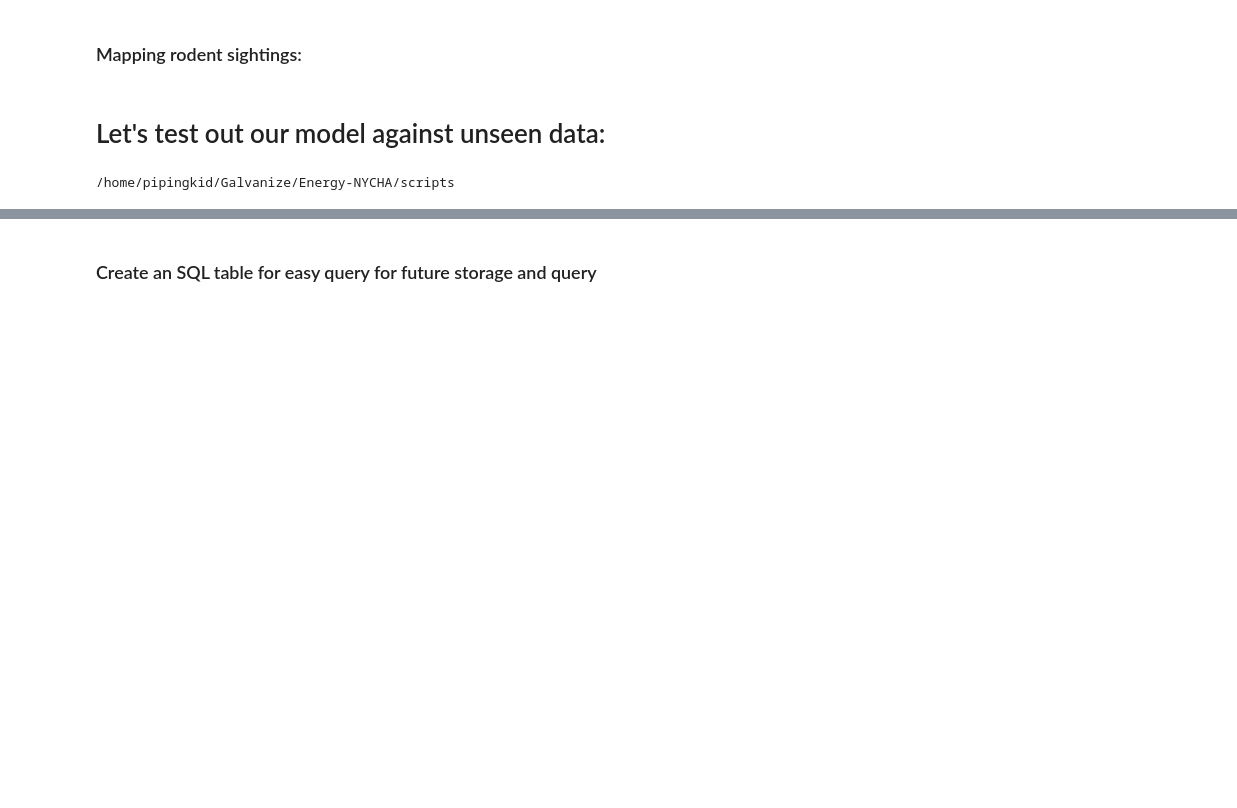
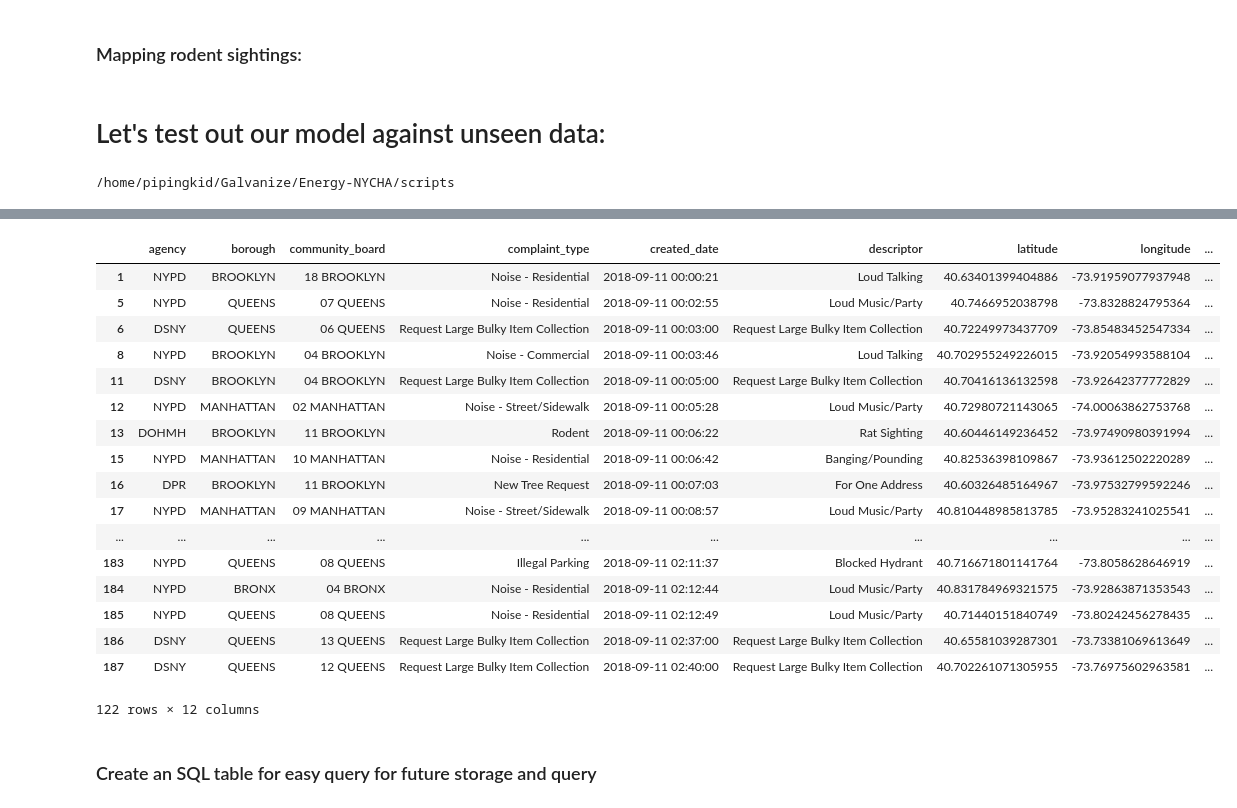
Before and after one commit to NickelousTex/Energy-NYCHA, a Jupyter notebook: EDA/MVP.ipynb, the cells around one changed output, grey strips where cells are left out. Drawn from its saved outputs; the diff is of its cells as text; code cells hidden in the pictures; blank space fills up the shorter version.

```diff
--- a/EDA/MVP.ipynb
+++ b/EDA/MVP.ipynb
@@ -319,0 +391,4 @@ Average number of hours to close a complaint: 7.73
+# %%
+
+pd.set_option('display.max_colwidth', -1)
+pd.set_option('pprint_nest_depth', 40)
@@ -508,6 +608,27 @@ predictions.get_data()
 predictions.clean_data()
 # %%
 predictions_dataframe = predictions.predict()
+# %%
+predictions_dataframe
+# %% [output]
+|  | agency | borough | community_board | complaint_type | created_date | descriptor | latitude | longitude | ... |
+| 1 | NYPD | BROOKLYN | 18 BROOKLYN | Noise - Residential | 2018-09-11 00:00:21 | Loud Talking | 40.63401399404886 | -73.91959077937948 | ... |
+| 5 | NYPD | QUEENS | 07 QUEENS | Noise - Residential | 2018-09-11 00:02:55 | Loud Music/Party | 40.7466952038798 | -73.8328824795364 | ... |
+| 6 | DSNY | QUEENS | 06 QUEENS | Request Large Bulky Item Collection | 2018-09-11 00:03:00 | Request Large Bulky Item Collection | 40.72249973437709 | -73.85483452547334 | ... |
+| 8 | NYPD | BROOKLYN | 04 BROOKLYN | Noise - Commercial | 2018-09-11 00:03:46 | Loud Talking | 40.702955249226015 | -73.92054993588104 | ... |
+| 11 | DSNY | BROOKLYN | 04 BROOKLYN | Request Large Bulky Item Collection | 2018-09-11 00:05:00 | Request Large Bulky Item Collection | 40.70416136132598 | -73.92642377772829 | ... |
+| 12 | NYPD | MANHATTAN | 02 MANHATTAN | Noise - Street/Sidewalk | 2018-09-11 00:05:28 | Loud Music/Party | 40.72980721143065 | -74.00063862753768 | ... |
+| 13 | DOHMH | BROOKLYN | 11 BROOKLYN | Rodent | 2018-09-11 00:06:22 | Rat Sighting | 40.60446149236452 | -73.97490980391994 | ... |
+| 15 | NYPD | MANHATTAN | 10 MANHATTAN | Noise - Residential | 2018-09-11 00:06:42 | Banging/Pounding | 40.82536398109867 | -73.93612502220289 | ... |
+| 16 | DPR | BROOKLYN | 11 BROOKLYN | New Tree Request | 2018-09-11 00:07:03 | For One Address | 40.60326485164967 | -73.97532799592246 | ... |
+| 17 | NYPD | MANHATTAN | 09 MANHATTAN | Noise - Street/Sidewalk | 2018-09-11 00:08:57 | Loud Music/Party | 40.810448985813785 | -73.95283241025541 | ... |
+| ... | ... | ... | ... | ... | ... | ... | ... | ... | ... |
+| 183 | NYPD | QUEENS | 08 QUEENS | Illegal Parking | 2018-09-11 02:11:37 | Blocked Hydrant | 40.716671801141764 | -73.8058628646919 | ... |
+| 184 | NYPD | BRONX | 04 BRONX | Noise - Residential | 2018-09-11 02:12:44 | Loud Music/Party | 40.831784969321575 | -73.92863871353543 | ... |
+| 185 | NYPD | QUEENS | 08 QUEENS | Noise - Residential | 2018-09-11 02:12:49 | Loud Music/Party | 40.71440151840749 | -73.80242456278435 | ... |
+| 186 | DSNY | QUEENS | 13 QUEENS | Request Large Bulky Item Collection | 2018-09-11 02:37:00 | Request Large Bulky Item Collection | 40.65581039287301 | -73.73381069613649 | ... |
+| 187 | DSNY | QUEENS | 12 QUEENS | Request Large Bulky Item Collection | 2018-09-11 02:40:00 | Request Large Bulky Item Collection | 40.702261071305955 | -73.76975602963581 | ... |
+122 rows × 12 columns
 # %%
 predictions_dataframe.to_html("predictions_table.html")
 # %% [markdown]
```
Also changed, not shown: parts of 35 cells of this notebook, 1 other file.
